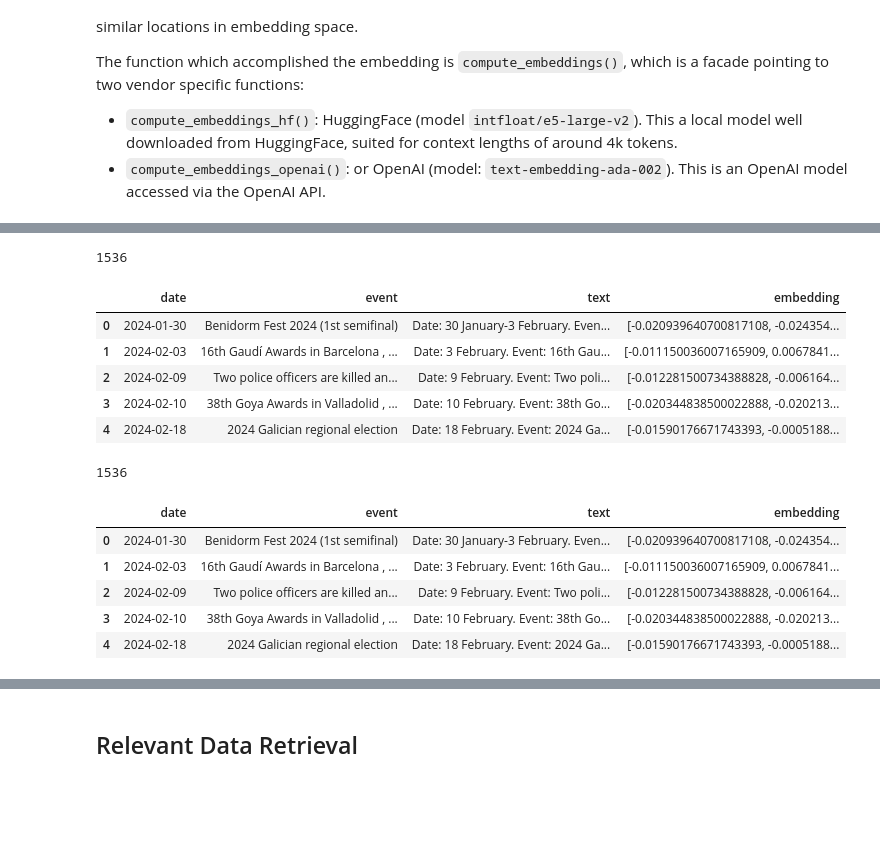
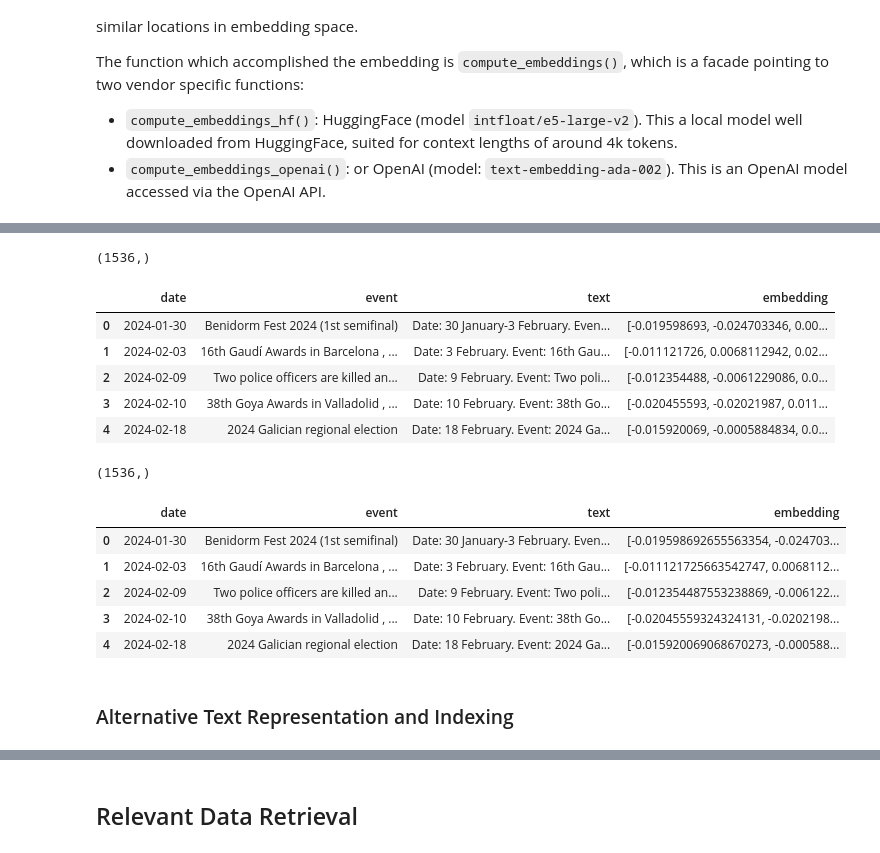
Before and after one commit to mxagar/rag-app-examples, a Jupyter notebook: qa-rag/qa_rag.ipynb, the cells around one changed output, grey strips where cells are left out. Saved outputs shown, nothing was run; the diff lists cells and outputs as text; code cells hidden in the pictures; blank space fills up the shorter version.

```diff
--- a/qa-rag/qa_rag.ipynb
+++ b/qa-rag/qa_rag.ipynb
@@ -481,14 +482,14 @@ def compute_embeddings_openai(
 # %%
 emb = compute_embeddings_openai(question)[0]
 # %%
-len(emb)
+emb.shape
 # %% [output]
-1536
+(1536,)
 # %%
 def compute_embeddings(
     texts: Union[str, list[str]],
     embeddings_model_name: str = "text-embedding-ada-002",
-) -> list[list[float]]:
+) -> np.ndarray:
     """
     Facade to compute embeddings using specified model.
 
@@ -498,7 +499,7 @@ def compute_embeddings(
             "text-embedding-ada-002" or "intfloat/e5-large-v2".
 
     Returns:
-        list[list[float]]: List of embeddings (one per input string).
+        np.ndarray: embeddings (one per input string), shape (n, dim)
     """
     embeddings = None
     if embeddings_model_name == "text-embedding-ada-002":
@@ -508,70 +509,70 @@ def compute_embeddings(
     else:
         raise ValueError(f"Unsupported embeddings model: {embeddings_model_name}")
 
-    return embeddings
+    return np.array(embeddings, dtype=np.float32)
 # %%
 def docs_to_embeddings_df(
     docs: list[dict],
     embeddings_model_name: str = "text-embedding-ada-002",
+    batch_size: int = 100,
 ) -> pd.DataFrame:
     """
     Create a DataFrame from documents with columns:
       - date
       - event
       - text
-      - embedding
+      - embedding (np.ndarray)
 
     Args:
         docs (list[dict]): List of document dictionaries; must have the keys:
             "date", "event", and "text" (embedded text).
         embeddings_model_name (str): Model name for embeddings; supported:
             "text-embedding-ada-002" or "intfloat/e5-large-v2".
+        batch_size (int): Batch size for embedding computation.
 
     Returns:
         pd.DataFrame: DataFrame with document data and embeddings.
     """
     # Build rows
-    rows = []
-    for d in docs:
-        rows.append({
+    rows = [
+        {
             "date": d.get("date"),
             "event": d.get("event", ""),
-            "text": d.get("text", "")
-        })
+            "text": d.get("text", ""),
+        }
+        for d in docs
+    ]
 
-    # Compute embeddings
-    embeddings = []
-    batch_size = 100
+    # Compute embeddings in batches
+    all_embeddings = []
     for i in range(0, len(docs), batch_size):
         batch_texts = [docs[j].get("text", "") for j in range(i, min(i + batch_size, len(docs)))]
         batch_embeddings = compute_embeddings(batch_texts, embeddings_model_name=embeddings_model_name)
-        if len(batch_embeddings) > 0:
-            embeddings.extend(batch_embeddings)
+        all_embeddings.append(batch_embeddings)
+
+    # Stack into one ndarray
+    embeddings_matrix = np.vstack(all_embeddings) if all_embeddings else np.empty((0,))
 
     # Create DataFrame
     df = pd.DataFrame(rows)
-    try:
-        df["embedding"] = embeddings
-    except Exception as ex:
-        print(f"Error assigning embeddings: {ex}")
-        df["embedding"] = [None] * len(df)
+    df["embedding"] = list(embeddings_matrix)  # store row-wise vectors
 
     return df
 # %%
 # Create the dataframe with embeddings
-events_df = docs_to_embeddings_df(docs)
+events_emb_df = docs_to_embeddings_df(docs)
 # %%
-events_df.head()
+events_emb_df.head()
 # %% [output]
 |  | date | event | text | embedding |
-| 0 | 2024-01-30 | Benidorm Fest 2024 (1st semifinal) | Date: 30 January-3 February. Even... | [-0.020939640700817108, -0.024354... |
-| 1 | 2024-02-03 | 16th Gaudí Awards in Barcelona , ... | Date: 3 February. Event: 16th Gau... | [-0.011150036007165909, 0.0067841... |
-| 2 | 2024-02-09 | Two police officers are killed an... | Date: 9 February. Event: Two poli... | [-0.012281500734388828, -0.006164... |
-| 3 | 2024-02-10 | 38th Goya Awards in Valladolid , ... | Date: 10 February. Event: 38th Go... | [-0.020344838500022888, -0.020213... |
-| 4 | 2024-02-18 | 2024 Galician regional election | Date: 18 February. Event: 2024 Ga... | [-0.01590176671743393, -0.0005188... |
+| 0 | 2024-01-30 | Benidorm Fest 2024 (1st semifinal) | Date: 30 January-3 February. Even... | [-0.019598693, -0.024703346, 0.00... |
+| 1 | 2024-02-03 | 16th Gaudí Awards in Barcelona , ... | Date: 3 February. Event: 16th Gau... | [-0.011121726, 0.0068112942, 0.02... |
+| 2 | 2024-02-09 | Two police officers are killed an... | Date: 9 February. Event: Two poli... | [-0.012354488, -0.0061229086, 0.0... |
+| 3 | 2024-02-10 | 38th Goya Awards in Valladolid , ... | Date: 10 February. Event: 38th Go... | [-0.020455593, -0.02021987, 0.011... |
+| 4 | 2024-02-18 | 2024 Galician regional election | Date: 18 February. Event: 2024 Ga... | [-0.015920069, -0.0005884834, 0.0... |
 # %%
 # Dimensionality of the embeddings: 1536
-print(len(events_df.loc[0, "embedding"]))
+events_emb_df.loc[0, "embedding"].shape
 # %% [output]
-1536
+(1536,)
 # %%
@@ -584,9 +586,11 @@ events_df["embedding"] = events_df["embedding"].apply(ast.literal_eval)
 # %%
-events_df.head()
+events_emb_df.head()
 # %% [output]
 |  | date | event | text | embedding |
-| 0 | 2024-01-30 | Benidorm Fest 2024 (1st semifinal) | Date: 30 January-3 February. Even... | [-0.020939640700817108, -0.024354... |
-| 1 | 2024-02-03 | 16th Gaudí Awards in Barcelona , ... | Date: 3 February. Event: 16th Gau... | [-0.011150036007165909, 0.0067841... |
-| 2 | 2024-02-09 | Two police officers are killed an... | Date: 9 February. Event: Two poli... | [-0.012281500734388828, -0.006164... |
-| 3 | 2024-02-10 | 38th Goya Awards in Valladolid , ... | Date: 10 February. Event: 38th Go... | [-0.020344838500022888, -0.020213... |
-| 4 | 2024-02-18 | 2024 Galician regional election | Date: 18 February. Event: 2024 Ga... | [-0.01590176671743393, -0.0005188... |
+| 0 | 2024-01-30 | Benidorm Fest 2024 (1st semifinal) | Date: 30 January-3 February. Even... | [-0.019598692655563354, -0.024703... |
+| 1 | 2024-02-03 | 16th Gaudí Awards in Barcelona , ... | Date: 3 February. Event: 16th Gau... | [-0.011121725663542747, 0.0068112... |
+| 2 | 2024-02-09 | Two police officers are killed an... | Date: 9 February. Event: Two poli... | [-0.012354487553238869, -0.006122... |
+| 3 | 2024-02-10 | 38th Goya Awards in Valladolid , ... | Date: 10 February. Event: 38th Go... | [-0.02045559324324131, -0.0202198... |
+| 4 | 2024-02-18 | 2024 Galician regional election | Date: 18 February. Event: 2024 Ga... | [-0.015920069068670273, -0.000588... |
+# %% [markdown]
+### Alternative Text Representation and Indexing
```
Also changed, not shown: parts of 36 cells of this notebook.
